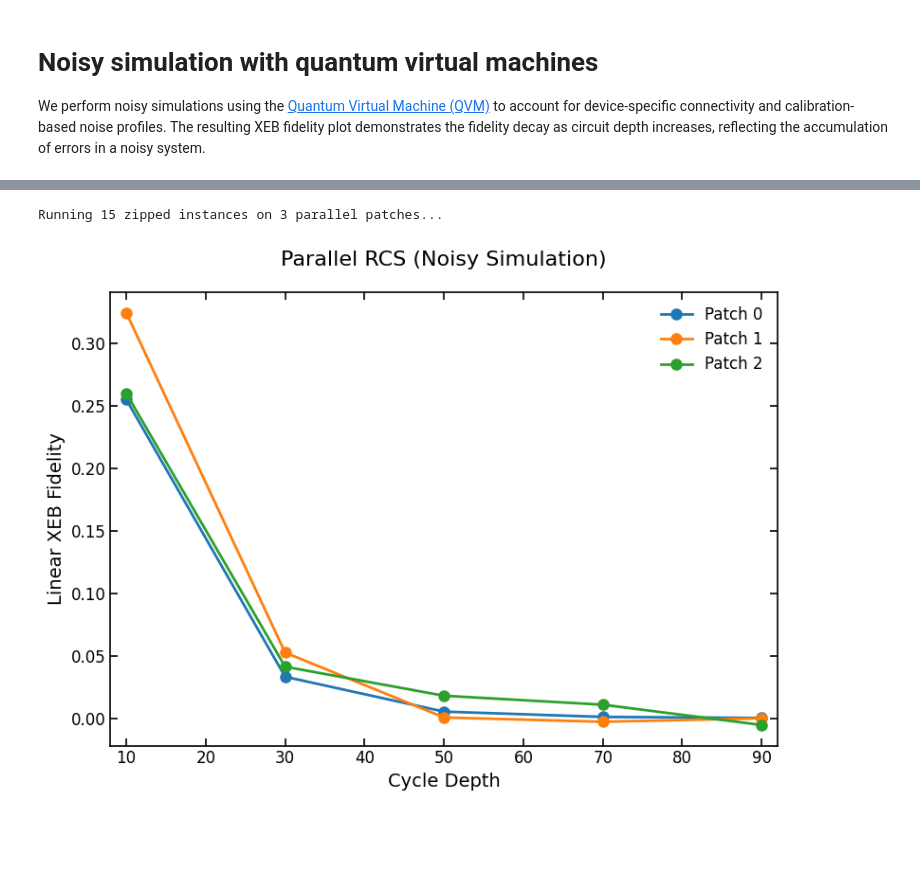
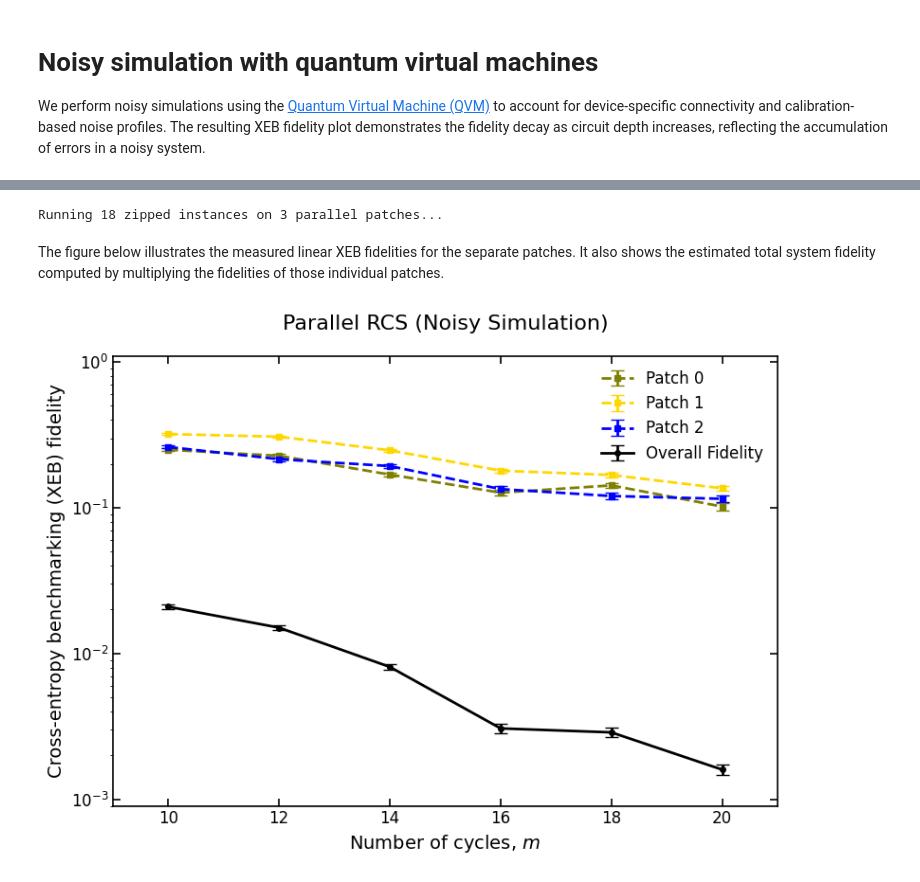
Before and after one commit to quantumlib/ReCirq, a Jupyter notebook: recirq/random_circuit_sampling/rcs_experiment_demonstration.ipynb, the cells around one changed output, grey strips where cells are left out. Drawn from its saved outputs; the diff is of its cells as text; code cells hidden in the pictures; blank space fills up the shorter version.

```diff
--- a/recirq/random_circuit_sampling/rcs_experiment_demonstration.ipynb
+++ b/recirq/random_circuit_sampling/rcs_experiment_demonstration.ipynb
@@ -92,4 +112,6 @@ We perform noisy simulations using the [Quantum Virtual Machine (QVM)](https://q
 processor_id = "weber"
 noise_props = cirq_google.engine.load_device_noise_properties(processor_id)
 noise_model = cirq_google.NoiseModelFromGoogleNoiseProperties(noise_props)
-sim = cirq.DensityMatrixSimulator(noise=noise_model)
+qvm_sampler = cirq.DensityMatrixSimulator(noise=noise_model)
+device = cirq_google.engine.create_device_from_processor_id(processor_id)
+print(device)
@@ -96,9 +135,0 @@ sim = cirq.DensityMatrixSimulator(noise=noise_model)
-# %%
-device = cirq_google.engine.create_device_from_processor_id(processor_id)
-cal = cirq_google.engine.load_median_device_calibration(processor_id)
-sim_processor = cirq_google.engine.SimulatedLocalProcessor(
-    processor_id=processor_id, sampler=sim, device=device, calibrations={cal.timestamp // 1000: cal}
-)
-sim_engine = cirq_google.engine.SimulatedLocalEngine([sim_processor])
-qvm_sampler = sim_engine.get_sampler(processor_id)
-print(sim_engine.get_processor(processor_id).get_device())
@@ -143,45 +156,87 @@ patches_on_device = [patch_1_on_device, patch_2_on_device, patch_3_on_device]
 # %%
 noisy_experiment = rcs.RCSExperiment(
     patches=patches_on_device,
-    depths=[10, 30, 50, 70, 90],
+    depths=[10, 12, 14, 16, 18, 20],
     num_instances=3,
     pattern_name="staggered",
     seed= 2026
 )
 # %%
+n_repetitions = 10000
 noisy_results = noisy_experiment.run(
-    sampler=qvm_sampler,
-    n_repetitions=10000
+    sampler = qvm_sampler,
+    n_repetitions = n_repetitions
 )
 
 noisy_fidelities = noisy_results.fidelities_lin()
 # %% [output]
-Running 15 zipped instances on 3 parallel patches...
+Running 18 zipped instances on 3 parallel patches...
+# %% [markdown]
+The figure below illustrates the measured linear XEB fidelities for the separate patches. It also shows the estimated total system fidelity computed by multiplying the fidelities of those individual patches.
 # %%
 fig, ax = plt.subplots(figsize=(8, 6))
-for i in range(len(patches_on_device)):
-    x = noisy_experiment.depths
-    y = [np.mean(noisy_fidelities[(i, d)]) for d in x]
-    ax.plot(x, y, marker='o', markersize=8, linewidth=2, label=f'Patch {i}')
+
+colors = ['olive', 'gold', 'blue']
+
+depths = noisy_experiment.depths
+num_patches = len(patches_on_device)
+num_instances = noisy_experiment.num_instances
+
+total_samples = num_instances * n_repetitions
+err_val = 1.0 / np.sqrt(total_samples)
+
+means_matrix = np.zeros((num_patches, len(depths)))
+errs_matrix = np.zeros((num_patches, len(depths)))
 
 
-ax.set_xlim(min(noisy_experiment.depths) - 2, max(noisy_experiment.depths) + 2)
-ax.set_xlabel('Cycle Depth', fontsize=14)
-ax.set_ylabel('Linear XEB Fidelity', fontsize=14)
+for i in range(num_patches):
+    y_means = []
+    y_errs = []
+    for j, d in enumerate(depths):
+        fids = noisy_fidelities[(i, d)]
+        mean_val = np.mean(fids)
+        y_means.append(mean_val)
+        y_errs.append(err_val)
+        means_matrix[i, j] = mean_val
+        errs_matrix[i, j] = err_val
+    ax.errorbar(depths, y_means, yerr=y_errs, marker='s', markersize=4,
+                linewidth=2, label=f'Patch {i}', linestyle='--', capsize=5, color = colors[i])
+
+
+overall_means = []
+overall_errs = []
+
+
+for j in range(len(depths)):
+    f_tot = np.prod(means_matrix[:, j])
+    overall_means.append(f_tot)
+    rel_errors_sq = (errs_matrix[:, j] / means_matrix[:, j])**2
+    err_tot = f_tot * np.sqrt(np.sum(rel_errors_sq))
+    overall_errs.append(err_tot)
+
+ax.errorbar(depths, overall_means, yerr=overall_errs, marker='o', markersize=4,
+            linewidth=2, label='Overall Fidelity', linestyle='solid', color='black', capsize=5)
+
+ax.set_xlim(min(depths) - 2, max(depths) + 2)
+ax.set_xlabel(r'Number of cycles, $m$', fontsize=14)
+ax.set_ylabel('Cross-entropy benchmarking (XEB) fidelity', fontsize=14)
+ax.set_ylim(0.0009, 1.1)
+ax.set_xlim(9, 21)
+ax.set_yscale('log')
 ax.set_title('Parallel RCS (Noisy Simulation)', fontsize=16, pad=20)
 ax.legend(frameon=False, fontsize=12)
 ax.tick_params(
     axis='both',
     direction='in',
     top=True,
     right=True,
     labelsize=12,
     width=1.2,
     length=6
 )
 for spine in ax.spines.values():
     spine.set_linewidth(1.2)
 plt.tight_layout()
 plt.show()
 # %% [output]
-[figure, old version]
+[figure, new version]
```
Also changed, not shown: parts of 6 cells of this notebook.
